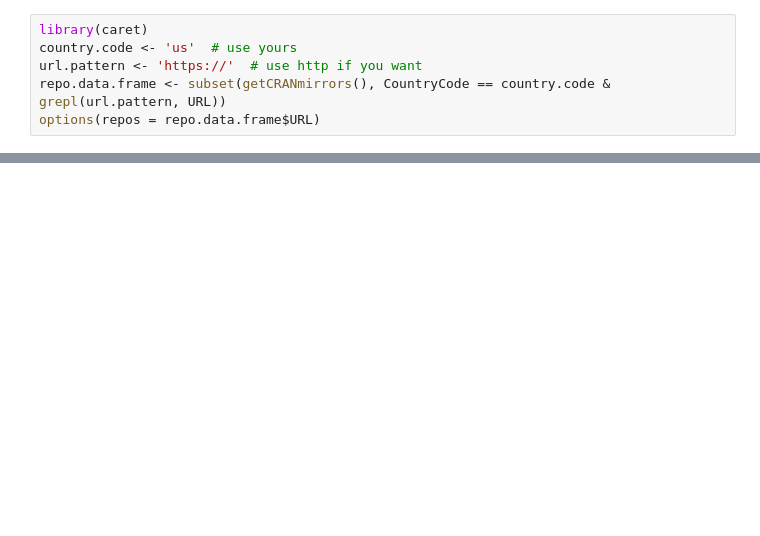
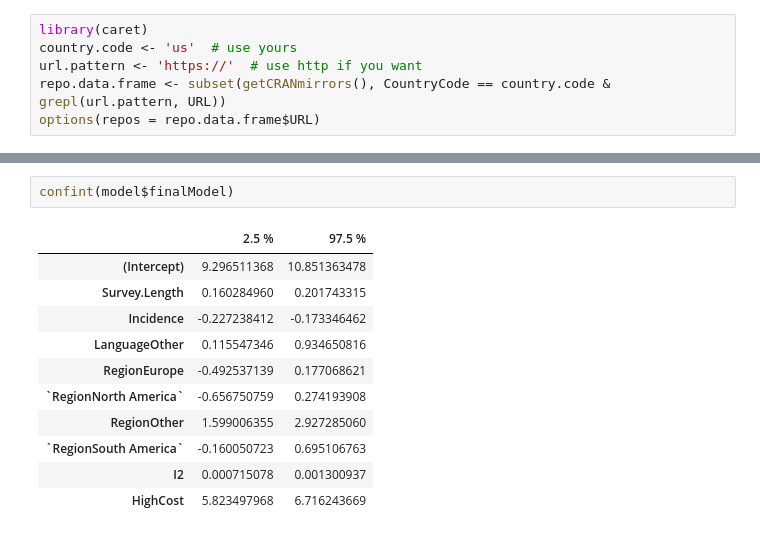
Before and after one commit to HubCatz202/cpi_model, a Jupyter notebook: CPI_Model.ipynb, the cells around one changed output, grey strips where cells are left out. Cells and saved outputs as stored; diff of their text form; blank space fills up the shorter version.

```diff
--- a/CPI_Model.ipynb
+++ b/CPI_Model.ipynb
@@ -72,0 +135,14 @@ Tuning parameter 'intercept' was held constant at a value of TRUE
+# %%
+confint(model$finalModel)
+# %% [output]
+|  | 2.5 % | 97.5 % |
+| (Intercept) | 9.296511368 | 10.851363478 |
+| Survey.Length | 0.160284960 | 0.201743315 |
+| Incidence | -0.227238412 | -0.173346462 |
+| LanguageOther | 0.115547346 | 0.934650816 |
+| RegionEurope | -0.492537139 | 0.177068621 |
+| `RegionNorth America` | -0.656750759 | 0.274193908 |
+| RegionOther | 1.599006355 | 2.927285060 |
+| `RegionSouth America` | -0.160050723 | 0.695106763 |
+| I2 | 0.000715078 | 0.001300937 |
+| HighCost | 5.823497968 | 6.716243669 |
```
Also changed, not shown: parts of 10 cells of this notebook, 1 other file.
